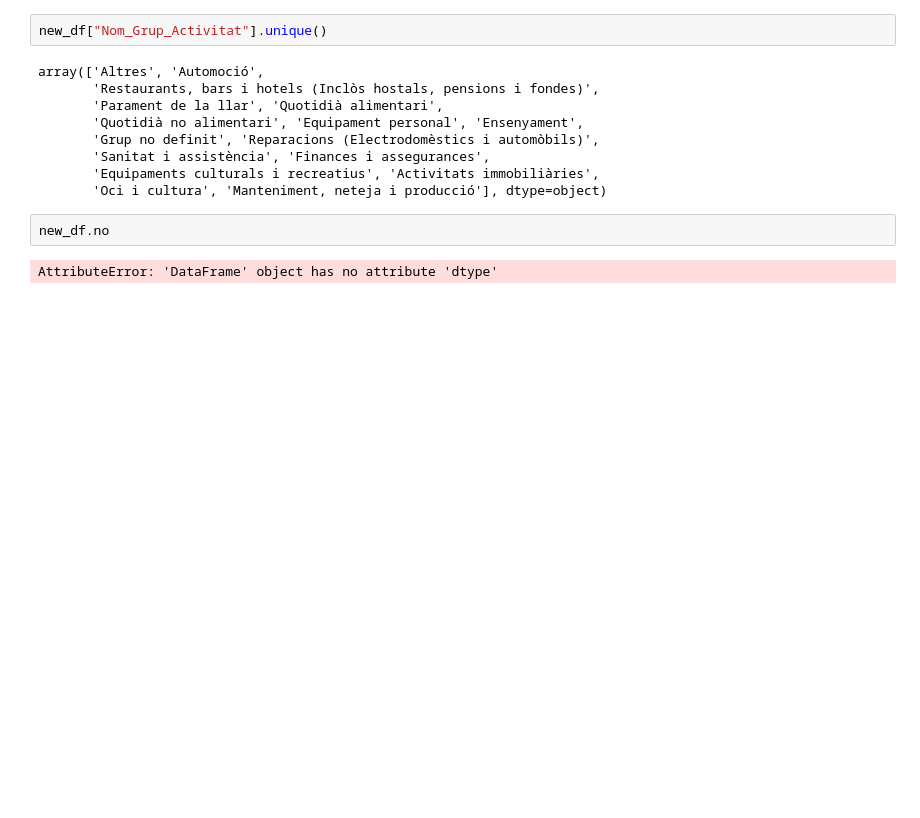
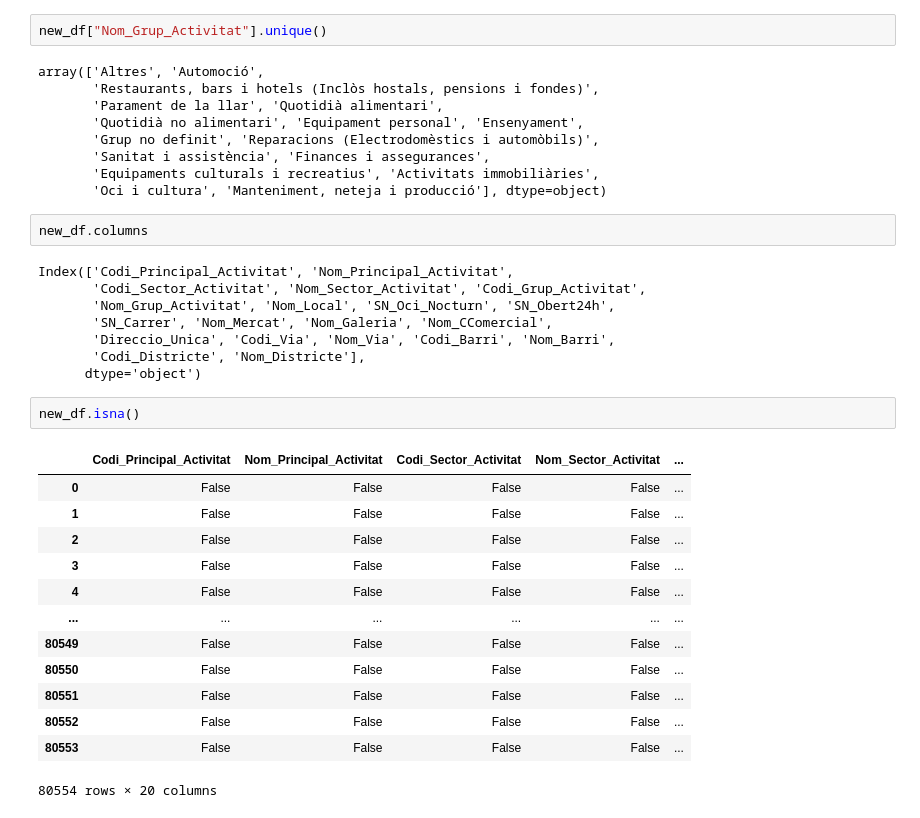
Before and after one commit to angelforlano/Hackathon-2023, a Jupyter notebook: python/notebook.ipynb, the cells around one changed output. Cells and saved outputs as stored; diff of their text form; blank space fills up the shorter version.

```diff
--- a/python/notebook.ipynb
+++ b/python/notebook.ipynb
@@ -54,6 +54,28 @@ array(['Altres', 'Automoció',
        'Equipaments culturals i recreatius', 'Activitats immobiliàries',
        'Oci i cultura', 'Manteniment, neteja i producció'], dtype=object)
 # %%
-new_df.no
+new_df.columns
 # %% [output]
-AttributeError: 'DataFrame' object has no attribute 'dtype'
+Index(['Codi_Principal_Activitat', 'Nom_Principal_Activitat',
+       'Codi_Sector_Activitat', 'Nom_Sector_Activitat', 'Codi_Grup_Activitat',
+       'Nom_Grup_Activitat', 'Nom_Local', 'SN_Oci_Nocturn', 'SN_Obert24h',
+       'SN_Carrer', 'Nom_Mercat', 'Nom_Galeria', 'Nom_CComercial',
+       'Direccio_Unica', 'Codi_Via', 'Nom_Via', 'Codi_Barri', 'Nom_Barri',
+       'Codi_Districte', 'Nom_Districte'],
+      dtype='object')
+# %%
+new_df.isna()
+# %% [output]
+|  | Codi_Principal_Activitat | Nom_Principal_Activitat | Codi_Sector_Activitat | Nom_Sector_Activitat | ... |
+| 0 | False | False | False | False | ... |
+| 1 | False | False | False | False | ... |
+| 2 | False | False | False | False | ... |
+| 3 | False | False | False | False | ... |
+| 4 | False | False | False | False | ... |
+| ... | ... | ... | ... | ... | ... |
+| 80549 | False | False | False | False | ... |
+| 80550 | False | False | False | False | ... |
+| 80551 | False | False | False | False | ... |
+| 80552 | False | False | False | False | ... |
+| 80553 | False | False | False | False | ... |
+80554 rows × 20 columns
```
Also changed, not shown: parts of 3 cells of this notebook.
